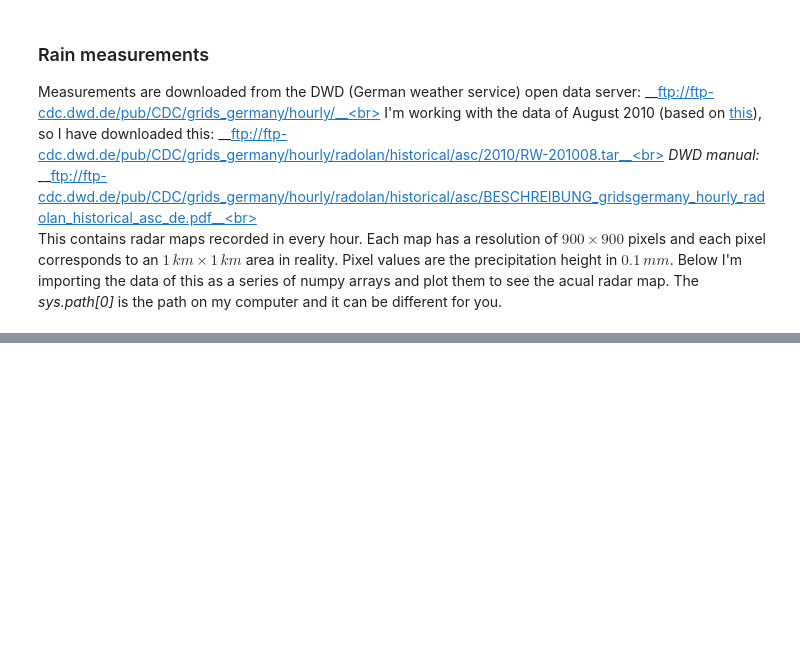
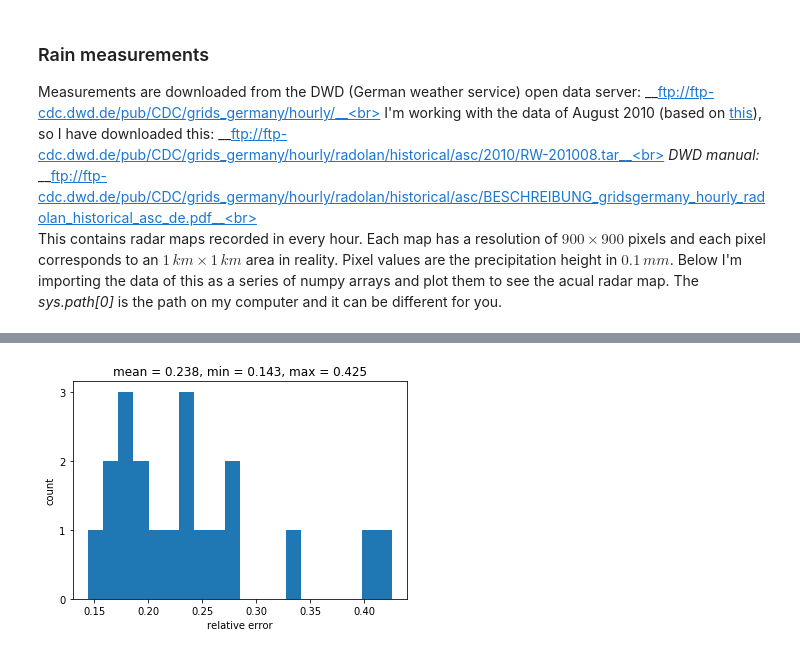
Before and after one commit to pkicsiny/ADL4CV_project, a Jupyter notebook: Project.ipynb, the cells around one changed output, grey strips where cells are left out. Cells and saved outputs as stored; diff of their text form; code cells hidden in the pictures; blank space fills up the shorter version.

```diff
--- a/Project.ipynb
+++ b/Project.ipynb
@@ -89,0 +236,8 @@ This is a toy network.
+# %%
+#test
+predictions = model.predict(low_res_test, batch_size=10)
+truth       = test
+# %%
+error_images, error_vals = src.error_distribution(truth,predictions)
+# %% [output]
+[figure, added]
```
Also changed, not shown: parts of 25 cells of this notebook, 1 other file.
